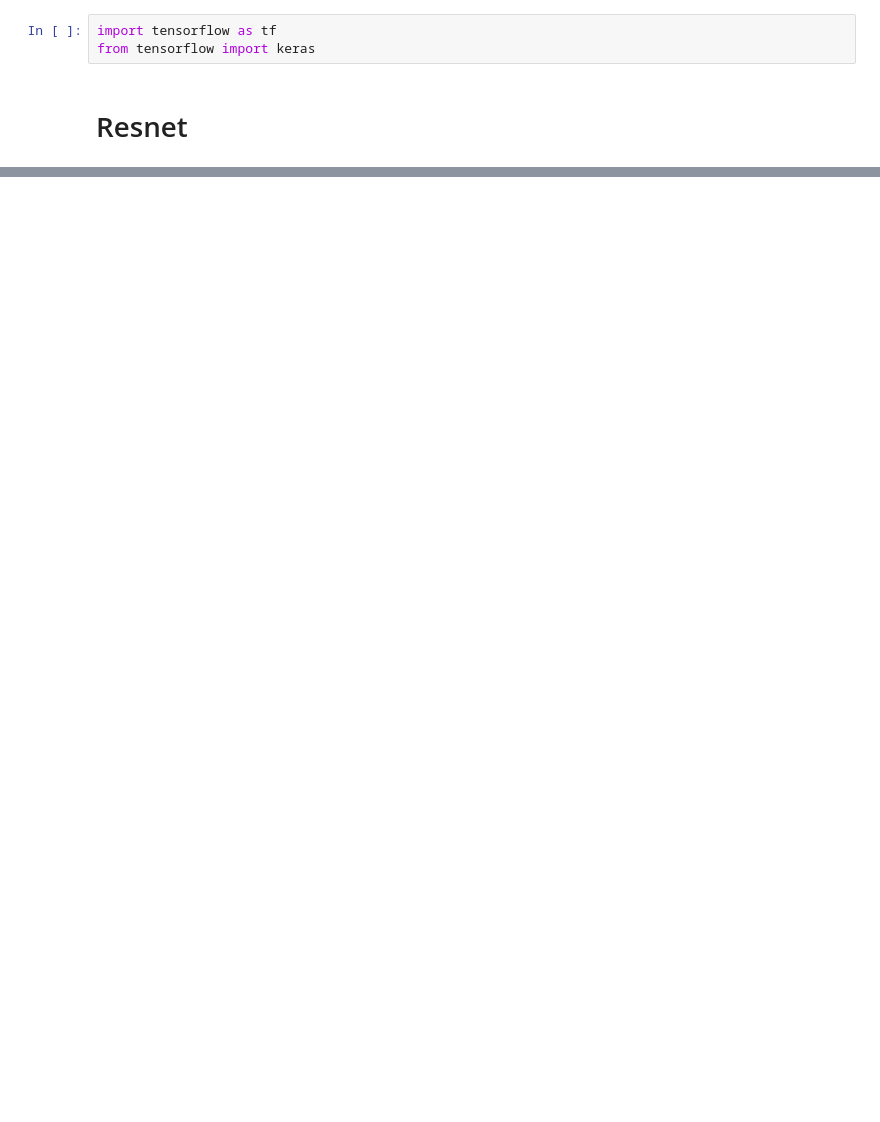
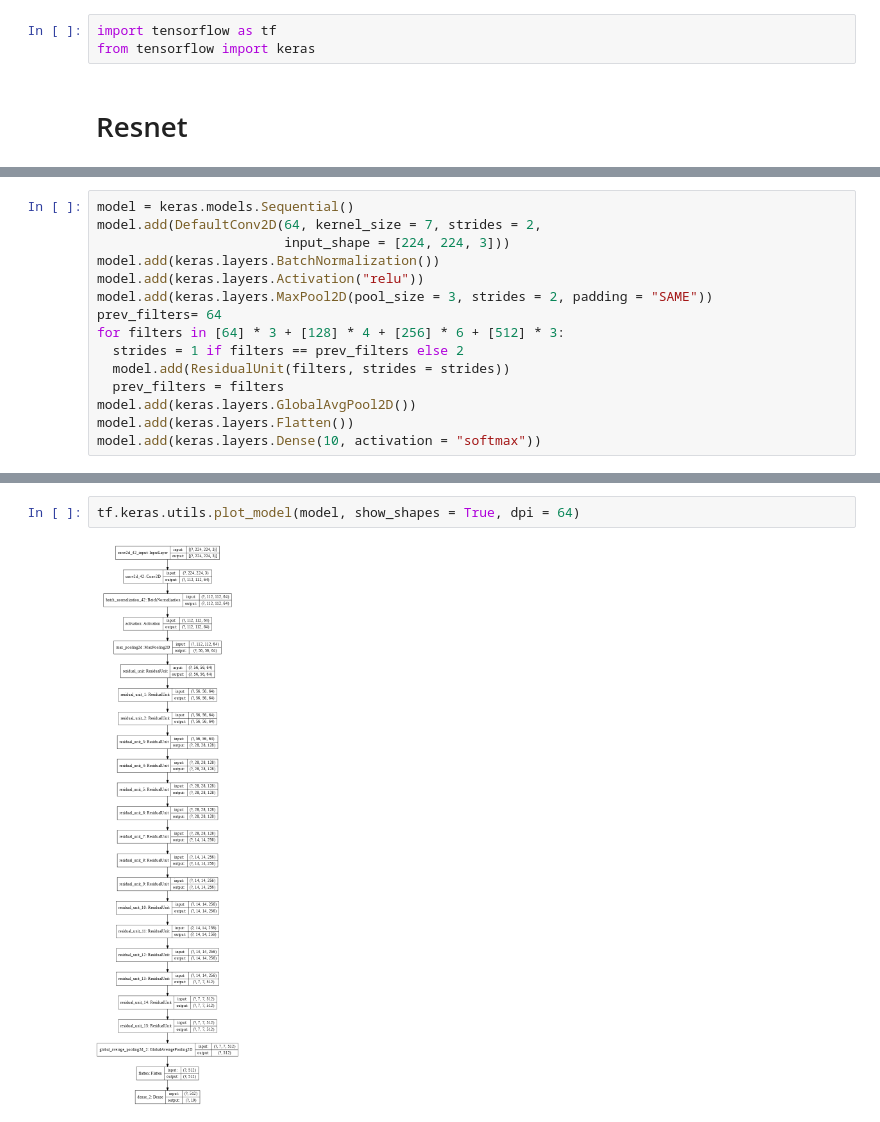
Before and after one commit to pdharma01/resnet_recreate, a Jupyter notebook: models.ipynb, the cells around one changed output, grey strips where cells are left out. Drawn from its saved outputs; the diff is of its cells as text; blank space fills up the shorter version.

Commit message:
model complete

```diff
--- a/models.ipynb
+++ b/models.ipynb
@@ -55,0 +163,15 @@ class BottleNeckBlock(keras.layers.Layer):
+# %%
+model = keras.models.Sequential()
+model.add(DefaultConv2D(64, kernel_size = 7, strides = 2,
+                        input_shape = [224, 224, 3]))
+model.add(keras.layers.BatchNormalization())
+model.add(keras.layers.Activation("relu"))
+model.add(keras.layers.MaxPool2D(pool_size = 3, strides = 2, padding = "SAME"))
+prev_filters= 64
+for filters in [64] * 3 + [128] * 4 + [256] * 6 + [512] * 3:
+  strides = 1 if filters == prev_filters else 2
+  model.add(ResidualUnit(filters, strides = strides))
+  prev_filters = filters
+model.add(keras.layers.GlobalAvgPool2D())
+model.add(keras.layers.Flatten())
+model.add(keras.layers.Dense(10, activation = "softmax"))
@@ -55,0 +198,4 @@ class BottleNeckBlock(keras.layers.Layer):
+# %%
+tf.keras.utils.plot_model(model, show_shapes = True, dpi = 64)
+# %% [output]
+[figure, added]
```
Also changed, not shown: parts of 15 cells of this notebook, 1 other file.
